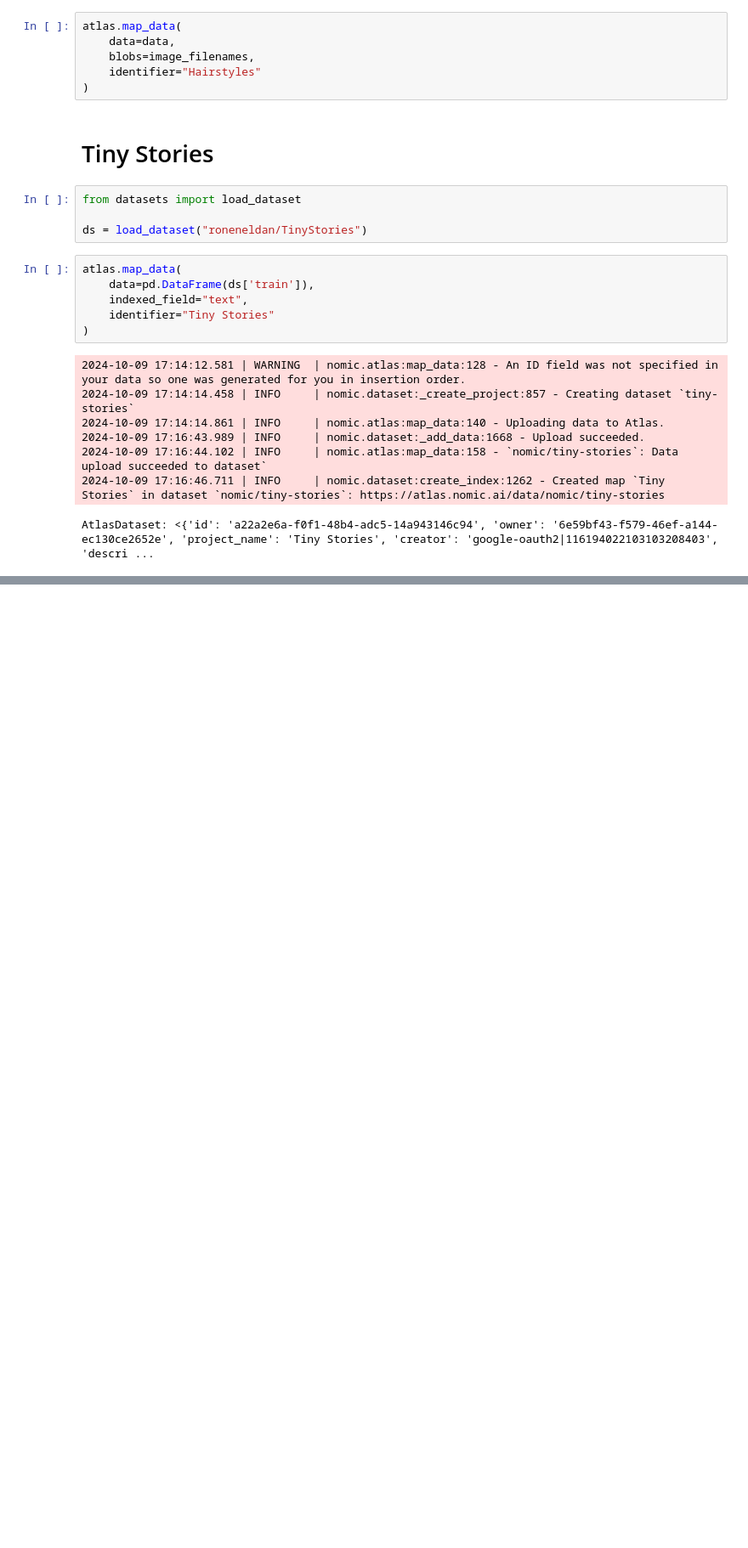
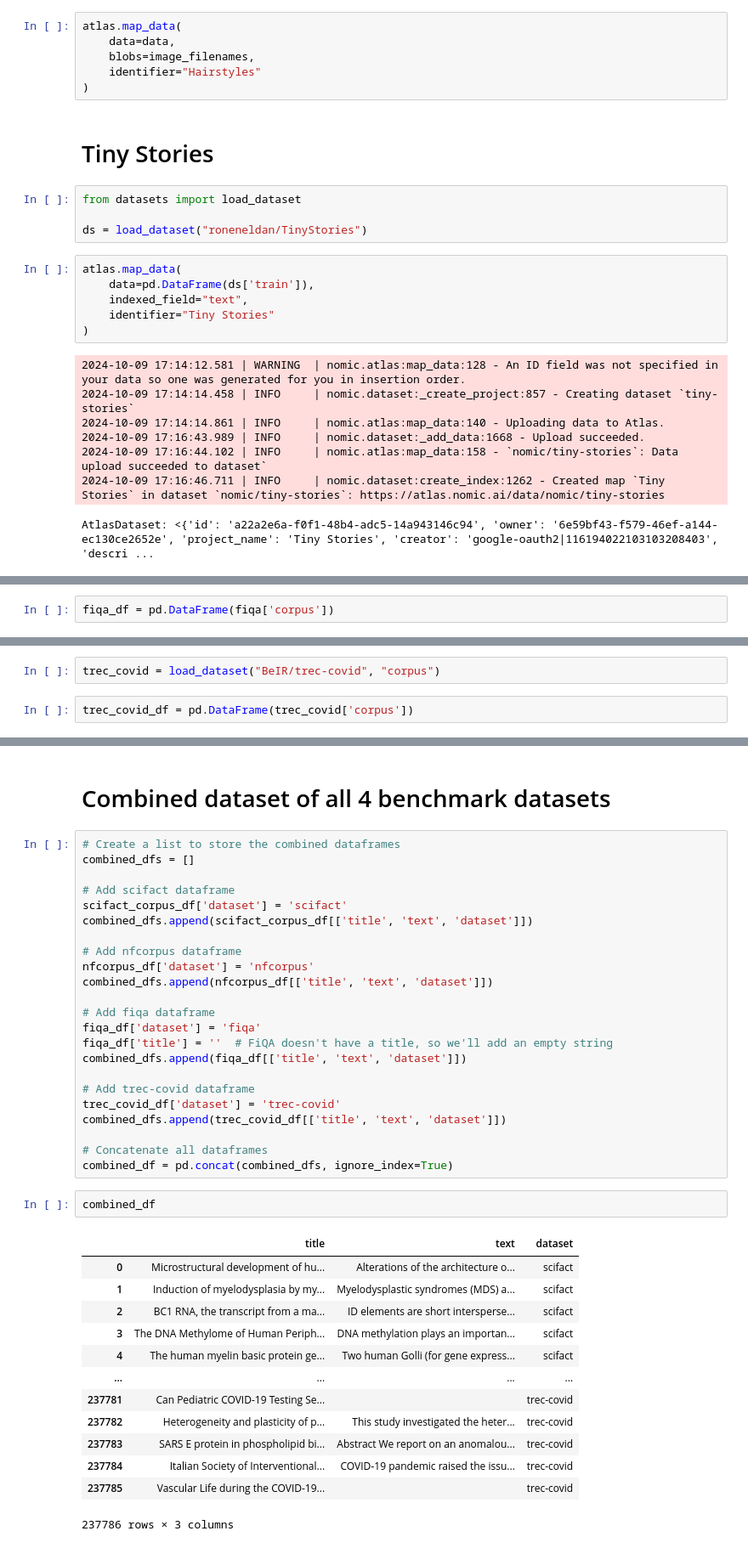
Before and after one commit to mcembalest/maxionomic, a Jupyter notebook: notebooks/Atlas uploads.ipynb, the cells around one changed output, grey strips where cells are left out. Shown at 85% size. Cells and saved outputs as stored; diff of their text form; blank space fills up the shorter version.

```diff
--- a/notebooks/Atlas uploads.ipynb
+++ b/notebooks/Atlas uploads.ipynb
@@ -337,0 +398,2 @@ AtlasDataset: <{'id': 'a22a2e6a-f0f1-48b4-adc5-14a943146c94', 'owner': '6e59bf43
+# %%
+fiqa_df = pd.DataFrame(fiqa['corpus'])
@@ -337,0 +416,4 @@ AtlasDataset: <{'id': 'a22a2e6a-f0f1-48b4-adc5-14a943146c94', 'owner': '6e59bf43
+# %%
+trec_covid = load_dataset("BeIR/trec-covid", "corpus")
+# %%
+trec_covid_df = pd.DataFrame(trec_covid['corpus'])
@@ -337,0 +434,41 @@ AtlasDataset: <{'id': 'a22a2e6a-f0f1-48b4-adc5-14a943146c94', 'owner': '6e59bf43
+# %% [markdown]
+# Combined dataset of all 4 benchmark datasets
+# %%
+# Create a list to store the combined dataframes
+combined_dfs = []
+
+# Add scifact dataframe
+scifact_corpus_df['dataset'] = 'scifact'
+combined_dfs.append(scifact_corpus_df[['title', 'text', 'dataset']])
+
+# Add nfcorpus dataframe
+nfcorpus_df['dataset'] = 'nfcorpus'
+combined_dfs.append(nfcorpus_df[['title', 'text', 'dataset']])
+
+# Add fiqa dataframe
+fiqa_df['dataset'] = 'fiqa'
+fiqa_df['title'] = ''  # FiQA doesn't have a title, so we'll add an empty string
+combined_dfs.append(fiqa_df[['title', 'text', 'dataset']])
+
+# Add trec-covid dataframe
+trec_covid_df['dataset'] = 'trec-covid'
+combined_dfs.append(trec_covid_df[['title', 'text', 'dataset']])
+
+# Concatenate all dataframes
+combined_df = pd.concat(combined_dfs, ignore_index=True)
+# %%
+combined_df
+# %% [output]
+|  | title | text | dataset |
+| 0 | Microstructural development of hu... | Alterations of the architecture o... | scifact |
+| 1 | Induction of myelodysplasia by my... | Myelodysplastic syndromes (MDS) a... | scifact |
+| 2 | BC1 RNA, the transcript from a ma... | ID elements are short intersperse... | scifact |
+| 3 | The DNA Methylome of Human Periph... | DNA methylation plays an importan... | scifact |
+| 4 | The human myelin basic protein ge... | Two human Golli (for gene express... | scifact |
+| ... | ... | ... | ... |
+| 237781 | Can Pediatric COVID-19 Testing Se... |  | trec-covid |
+| 237782 | Heterogeneity and plasticity of p... | This study investigated the heter... | trec-covid |
+| 237783 | SARS E protein in phospholipid bi... | Abstract We report on an anomalou... | trec-covid |
+| 237784 | Italian Society of Interventional... | COVID‐19 pandemic raised the issu... | trec-covid |
+| 237785 | Vascular Life during the COVID-19... |  | trec-covid |
+237786 rows × 3 columns
```
Also changed, not shown: parts of 14 cells of this notebook, 1 other file.
